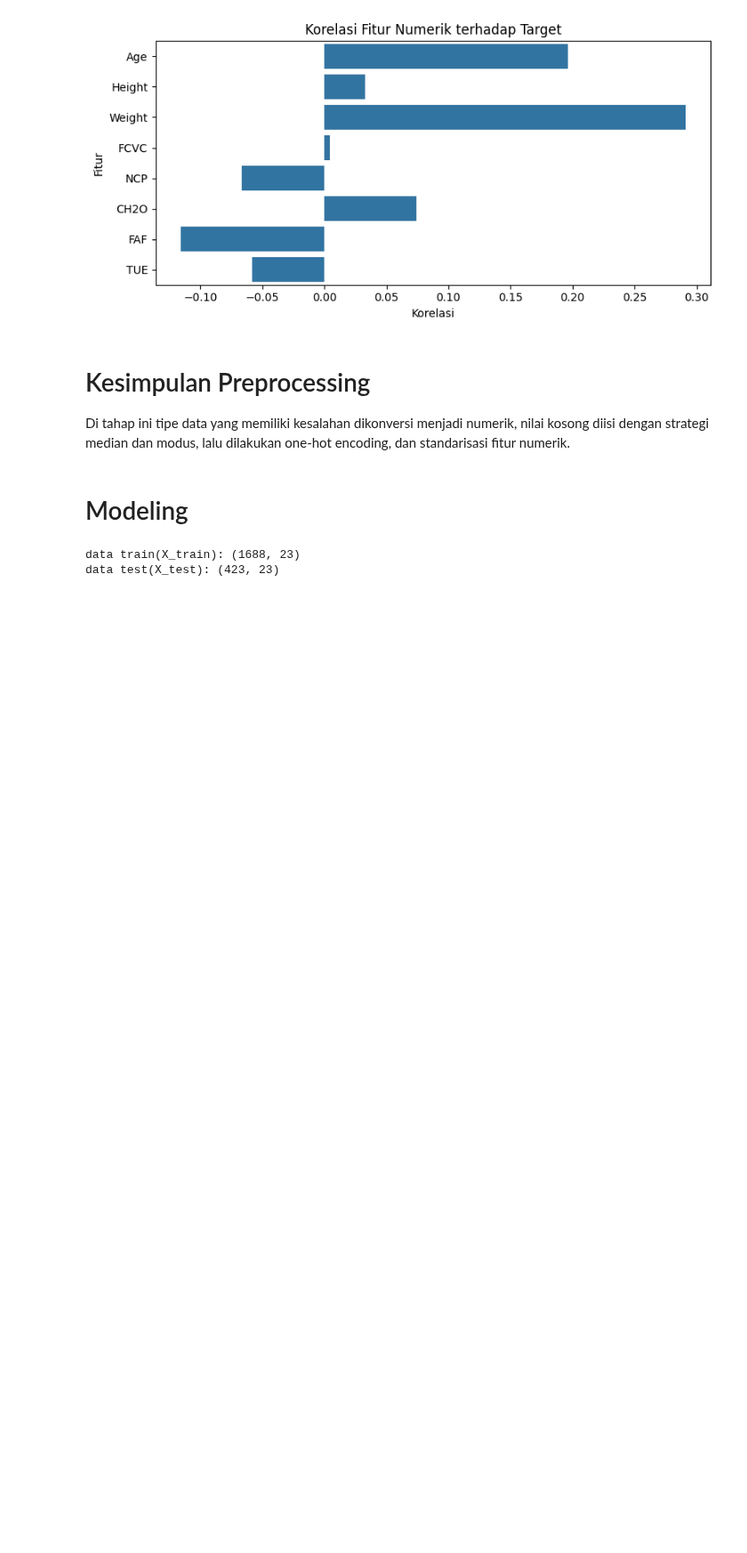
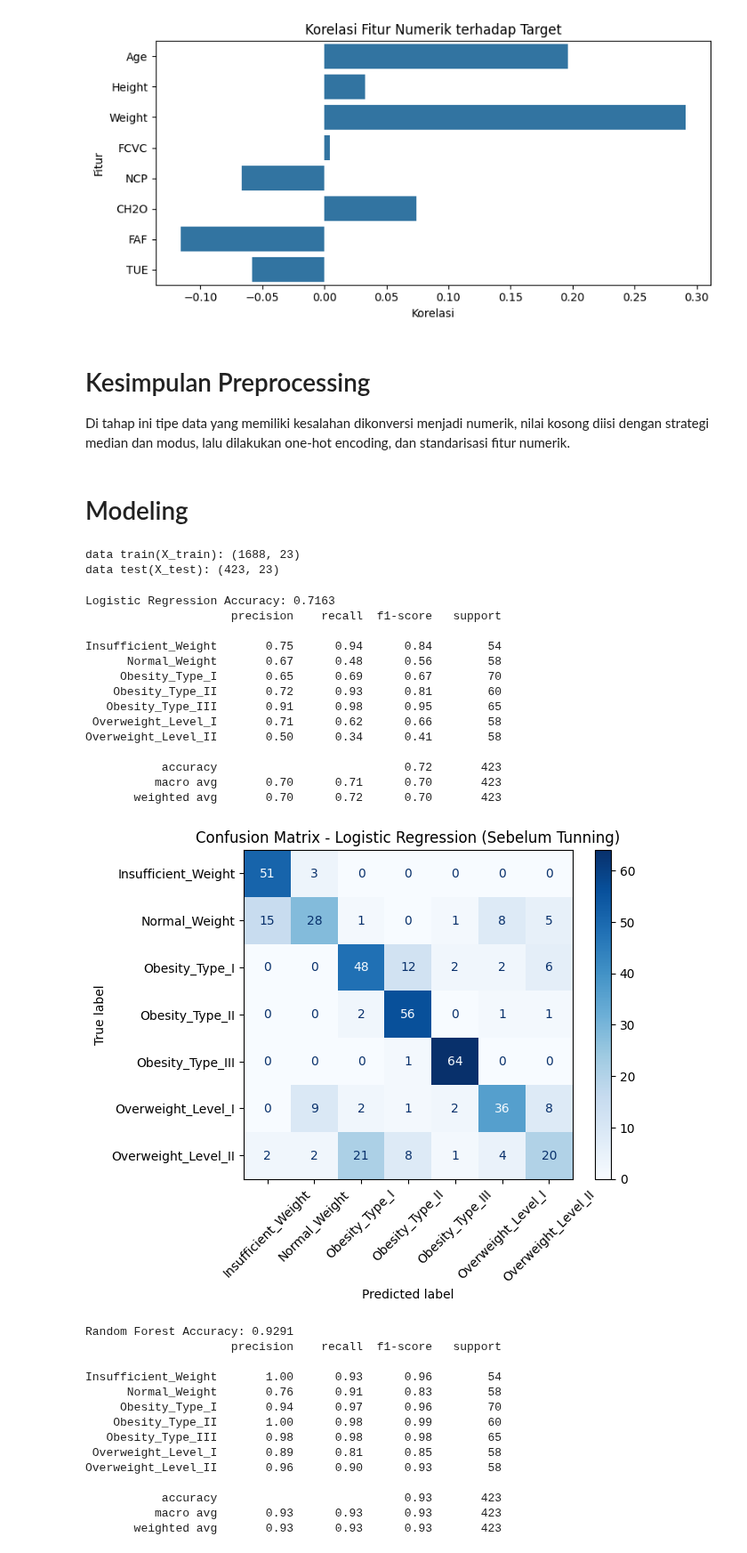
Before and after one commit to RenGun150504/Bengkod, a Jupyter notebook: Colab_Obesitas.ipynb, the cells around one changed output. Shown at 89% size. Saved outputs shown, nothing was run; the diff lists cells and outputs as text; code cells hidden in the pictures; blank space fills up the shorter version.

```diff
--- a/Colab_Obesitas.ipynb
+++ b/Colab_Obesitas.ipynb
@@ -337,3 +337,56 @@ print(f"data test(X_test): {X_test.shape}") #ukuran data yang diuji
 # %% [output]
 data train(X_train): (1688, 23)
 data test(X_test): (423, 23)
+# %%
+models = {
+    'Logistic Regression': LogisticRegression(max_iter=1000),
+    'Random Forest': RandomForestClassifier(n_estimators=100, random_state=42),
+    'K-Nearest Neighbors': KNeighborsClassifier(n_neighbors=5)
+}
+# %%
+results = {}
+for name, model in models.items():
+    model.fit(X_train, y_train)
+    y_pred = model.predict(X_test)
+
+    accuracy = accuracy_score(y_test, y_pred)
+    results[name] = accuracy
+
+    print(f"{name} Accuracy: {accuracy:.4f}")
+    print(classification_report(y_test, y_pred))
+
+    cm = confusion_matrix(y_test, y_pred, labels=model.classes_)
+    disp = ConfusionMatrixDisplay(confusion_matrix=cm, display_labels=model.classes_)
+    disp.plot(cmap=plt.cm.Blues, values_format='d', xticks_rotation=45)
+    plt.title(f'Confusion Matrix - {name} (Sebelum Tunning)')
+    plt.show()
+# %% [output]
+Logistic Regression Accuracy: 0.7163
+                     precision    recall  f1-score   support
+
+Insufficient_Weight       0.75      0.94      0.84        54
+      Normal_Weight       0.67      0.48      0.56        58
+     Obesity_Type_I       0.65      0.69      0.67        70
+    Obesity_Type_II       0.72      0.93      0.81        60
+   Obesity_Type_III       0.91      0.98      0.95        65
+ Overweight_Level_I       0.71      0.62      0.66        58
+Overweight_Level_II       0.50      0.34      0.41        58
+
+           accuracy                           0.72       423
+          macro avg       0.70      0.71      0.70       423
+       weighted avg       0.70      0.72      0.70       423
+[figure, added]
+Random Forest Accuracy: 0.9291
+                     precision    recall  f1-score   support
+
+Insufficient_Weight       1.00      0.93      0.96        54
+      Normal_Weight       0.76      0.91      0.83        58
+     Obesity_Type_I       0.94      0.97      0.96        70
+    Obesity_Type_II       1.00      0.98      0.99        60
+   Obesity_Type_III       0.98      0.98      0.98        65
+ Overweight_Level_I       0.89      0.81      0.85        58
+Overweight_Level_II       0.96      0.90      0.93        58
+
+           accuracy                           0.93       423
+          macro avg       0.93      0.93      0.93       423
+       weighted avg       0.93      0.93      0.93       423
```
Also changed, not shown: parts of 12 cells of this notebook.
